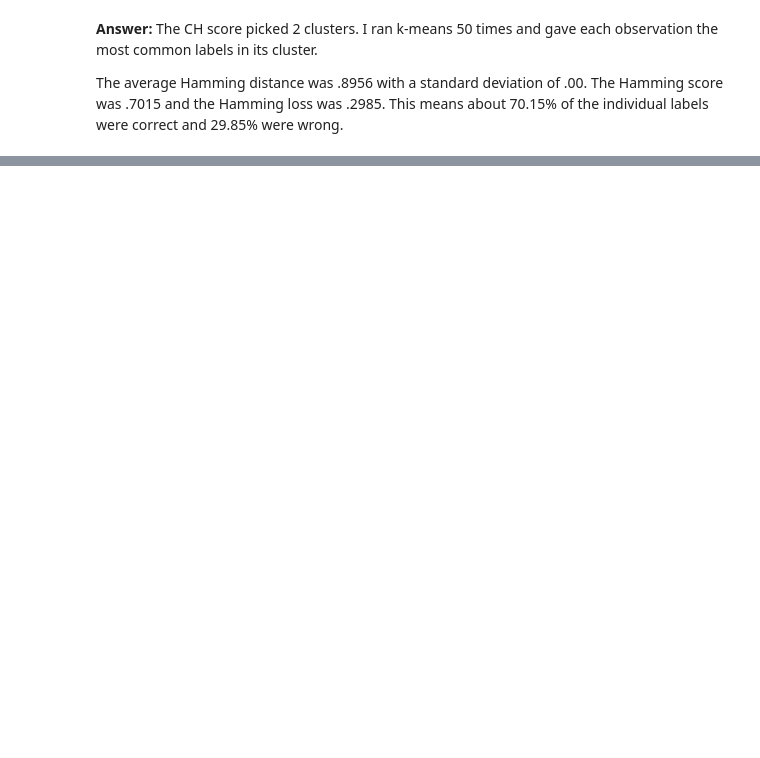
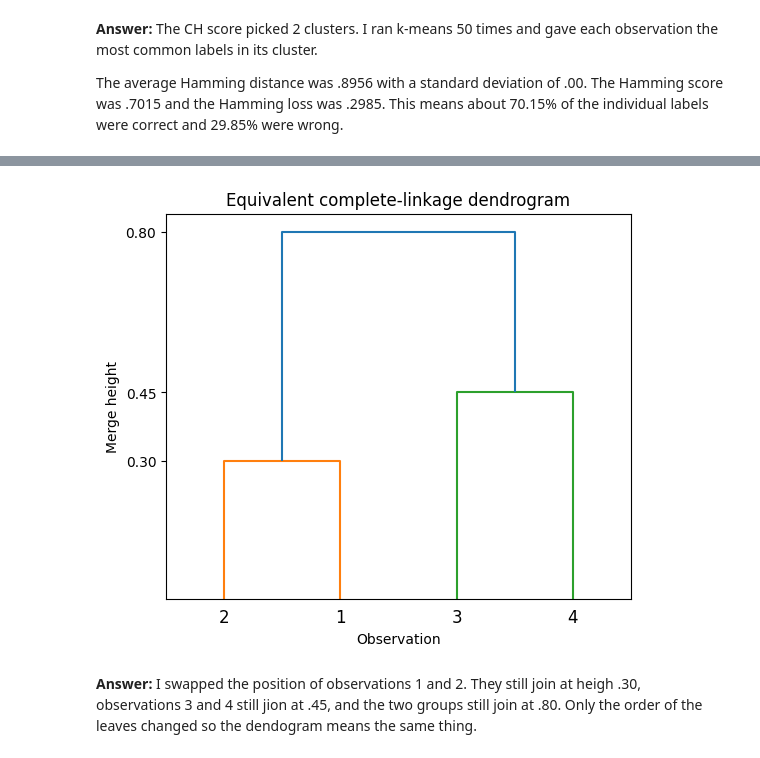
Before and after one commit to jfulch/dsci-552-fulcher-jesse-hw7, a Jupyter notebook: notebook/Fulcher_Jesse_HW7.ipynb, the cells around one changed output, grey strips where cells are left out. Cells and saved outputs as stored; diff of their text form; code cells hidden in the pictures; blank space fills up the shorter version.

```diff
--- a/notebook/Fulcher_Jesse_HW7.ipynb
+++ b/notebook/Fulcher_Jesse_HW7.ipynb
@@ -417,0 +516,19 @@ The average Hamming distance was .8956 with a standard deviation of .00. The Ham
+# %%
+complete_merges = linkage(distances, method="complete")
+
+complete_merges[0, 0], complete_merges[0, 1] = (
+    complete_merges[0, 1],
+    complete_merges[0, 0]
+)
+
+plt.figure(figsize=(6, 5))
+dendrogram(complete_merges, labels=["1", "2", "3", "4"])
+plt.yticks([0.30, 0.45, 0.80])
+plt.xlabel("Observation")
+plt.ylabel("Merge height")
+plt.title("Equivalent complete-linkage dendrogram")
+plt.show()
+# %% [output]
+[figure, added]
+# %% [markdown]
+**Answer:** I swapped the position of observations 1 and 2. They still join at heigh .30, observations 3 and 4 still jion at .45, and the two groups still join at .80. Only the order of the leaves changed so the dendogram means the same thing.
```
Also changed, not shown: parts of 11 cells of this notebook.
